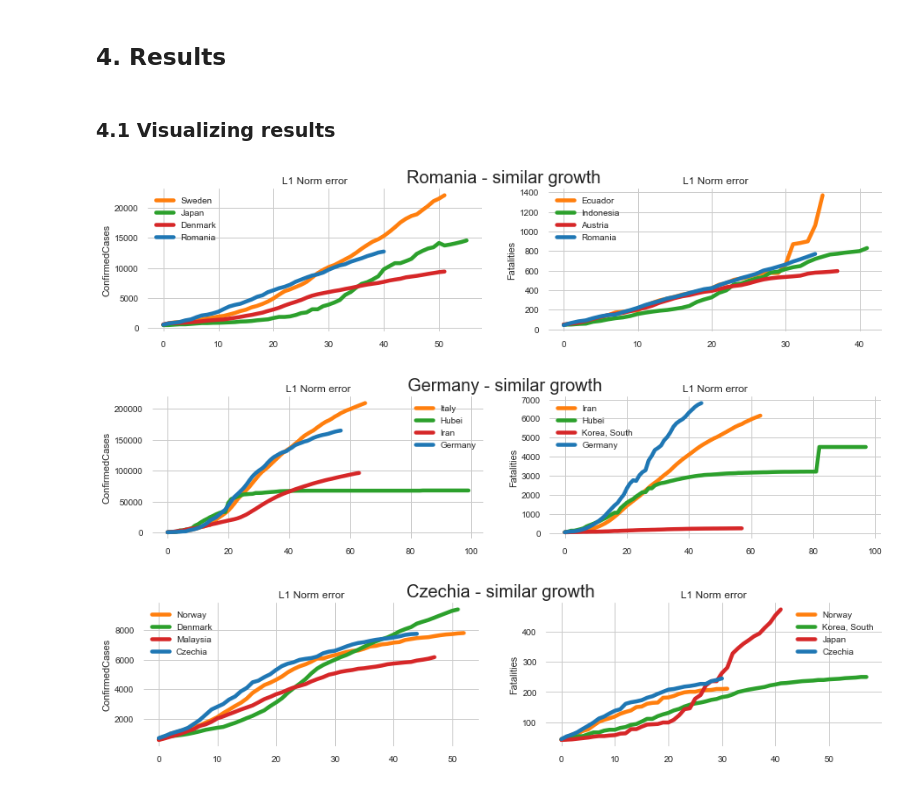
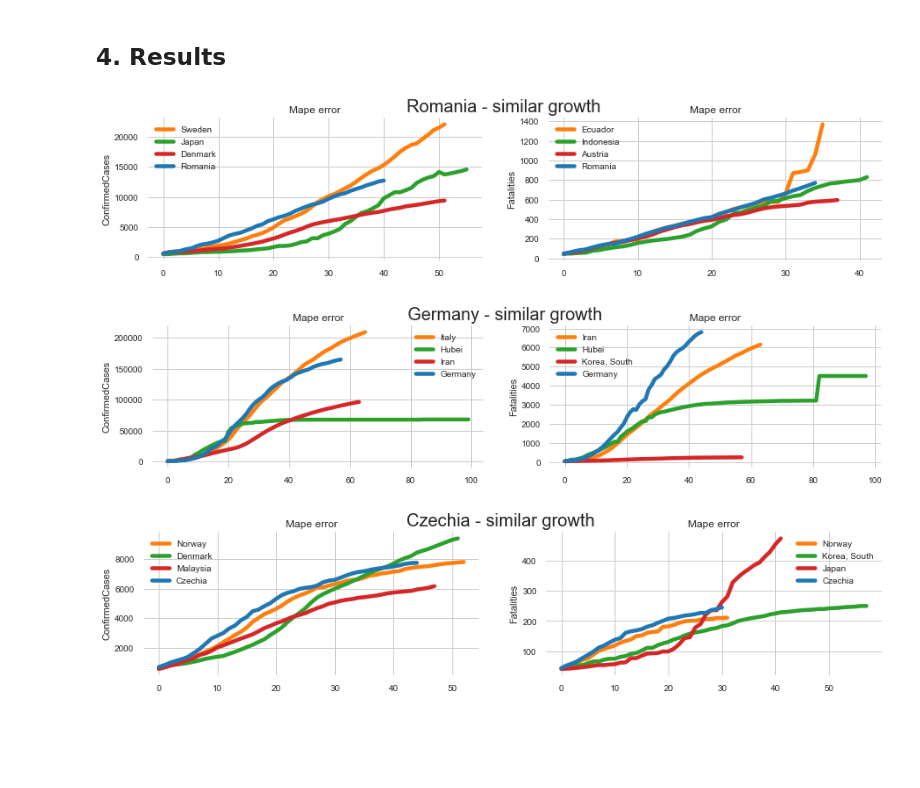
Before and after one commit to rdbch/COVID-19-Forecast, a Jupyter notebook: notebooks/Covid_19_Country_growth_similarity.ipynb, the cells around one changed output. Cells and saved outputs as stored; diff of their text form; code cells hidden in the pictures; blank space fills up the shorter version.

```diff
--- a/notebooks/Covid_19_Country_growth_similarity.ipynb
+++ b/notebooks/Covid_19_Country_growth_similarity.ipynb
@@ -192,7 +211,10 @@ def show_country_nn(data, sourceState, alignThreshConf, alignThreshDead, listErr
     SHOW_FIRST = 3 # only show the first top neighbours
 
     # setup plot figures
-    fig, axes = plt.subplots(len(listErrorDf), 2, figsize=(15, len(listErrorDf) * 3), gridspec_kw={'hspace': 0.3})
+    fig, axes = plt.subplots(len(listErrorDf), 2,
+                             figsize=(15, len(listErrorDf) * 3),
+                             gridspec_kw={'hspace': 0.3})
+    # get rid of the annoying
     axes = axes.flatten()
 
     fig.suptitle(sourceState.title() + ' - similar growth', fontsize=20)
@@ -203,7 +225,9 @@ def show_country_nn(data, sourceState, alignThreshConf, alignThreshDead, listErr
     showDataDead = data[data['Fatalities'] > alignThreshDead].copy()
     showData     = [showDataConf, showDataDead]
 
-    for i, (attr, err) in enumerate(zip(['ConfirmedCases', 'Fatalities'], ['confirmedError', 'deathError'])):
+    for i, (attr, err) in enumerate(zip(['ConfirmedCases', 'Fatalities'],
+                                        ['confirmedError', 'deathError'])):
+
         for j, (error, name) in enumerate(zip(listErrorDf, errorNames)):
             legend    = []
             axIdx     = j * 2 + i
@@ -222,12 +246,14 @@ def show_country_nn(data, sourceState, alignThreshConf, alignThreshDead, listErr
                 if len(xAxisValues) > 0:
                     legend.append(neighbour)
 
-                sns.lineplot(x=xAxisValues, y=tempShow, color=colors[k], ax=axes[axIdx], linewidth=4.5)
+                sns.lineplot(x=xAxisValues, y=tempShow, color=colors[k],
+                             ax=axes[axIdx], linewidth=4.5)
 
             # plot source country
-            tempShow = showData[i][showData[i]['Province_State'] == sourceState][attr]
+            tempShow    = showData[i][showData[i]['Province_State'] == sourceState][attr]
             xAxisValues = [z for z in range(tempShow.shape[0])]
-            sns.lineplot(x=xAxisValues, y=tempShow, color=colors[0], ax=axes[axIdx], linewidth=4.5)
+            sns.lineplot(x=xAxisValues, y=tempShow, color=colors[0],
+                         ax=axes[axIdx], linewidth=4.5)
 
             # final touches to figure
             axes[axIdx].legend(legend + [sourceState])
@@ -273,13 +301,11 @@ test_metrics(allData, 'Italy', 500, 100)
 In this edge cases, the algorithm does not produce relevant results, hence there are countries that resemble the same growth.
 # %% [markdown]
 ## 4. Results
-# %% [markdown]
-### 4.1 Visualizing results
 # %%
 for country in ['Romania', 'Germany', 'Czechia']:
     r = get_nearest_sequence(allData, country, 500, 40, l1_norm_error)
-    show_country_nn(allData, country, 500, 40, [r], ['L1 norm'])
+    show_country_nn(allData, country, 500, 40, [r], ['MAPE'])
 # %% [output]
 [figure]
 [figure]
-[figure, old version]
+[figure, new version]
```
Also changed, not shown: parts of 42 cells of this notebook, 1 other file.
